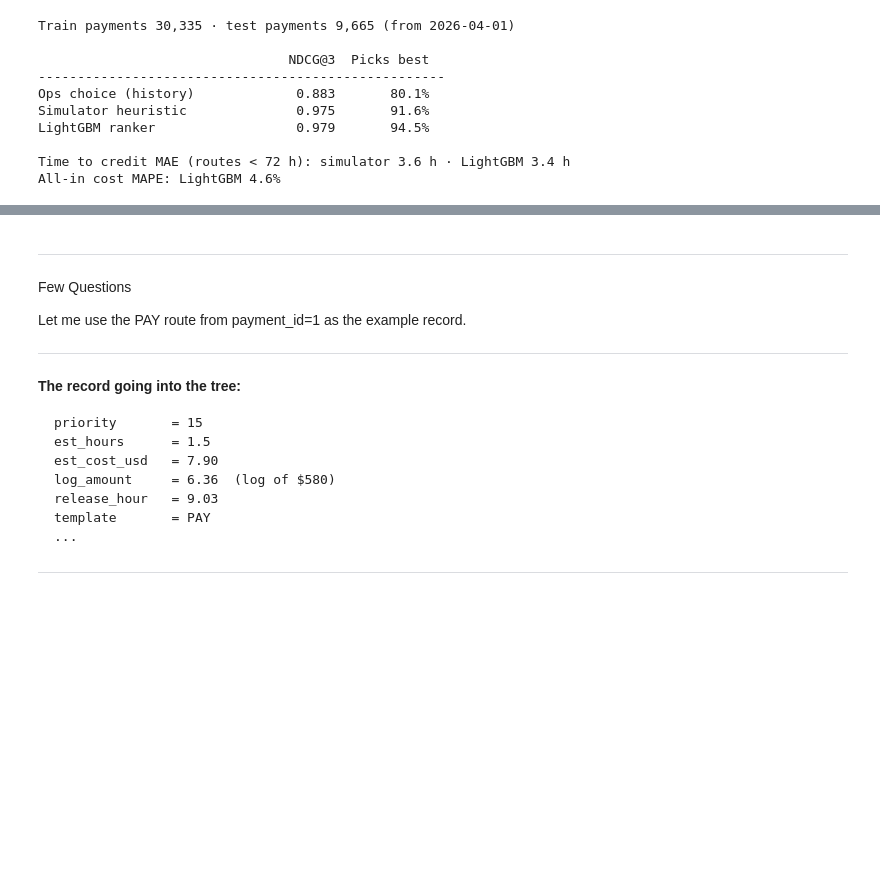
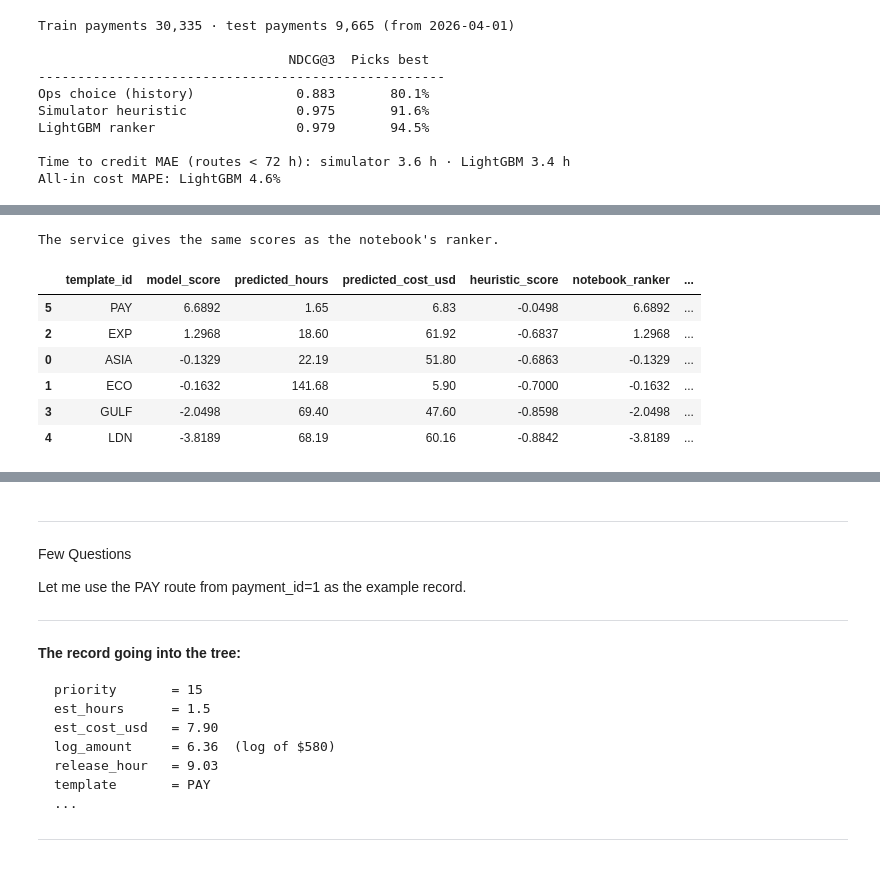
Before and after one commit to oldtechiegenz-create/PaymentCorridorPrediction, a Jupyter notebook: code/notebooks/train_baseline_walkthrough.ipynb, the cells around one changed output, grey strips where cells are left out. Drawn from its saved outputs; the diff is of its cells as text; code cells hidden in the pictures; blank space fills up the shorter version.

```diff
--- a/code/notebooks/train_baseline_walkthrough.ipynb
+++ b/code/notebooks/train_baseline_walkthrough.ipynb
@@ -749,0 +858,21 @@ All-in cost MAPE: LightGBM 4.6%
+# %%
+OUT = Path(tempfile.mkdtemp(prefix="corridoriq_models_"))   # not prediction_service/artifacts
+
+ranker.booster_.save_model(str(OUT / "ranker.txt"))
+reg_time.booster_.save_model(str(OUT / "time_regressor.txt"))
+reg_cost.booster_.save_model(str(OUT / "cost_regressor.txt"))
+meta = {                                   # the same keys train.py writes
+    "model_version": "notebook",
+    "train_until": SPLIT_DATE,
+    "train_payments": int(tr.payment_id.nunique()),
+    "train_rows": int(len(tr)),
+    "features": F.FEATURES,
+    "categories": categories,
+    "lightgbm_version": lgb.__version__,
+    "holdout": holdout,
+}
+(OUT / "metadata.json").write_text(json.dumps(meta, indent=2))
+
+print("Saved to", OUT)
+print(sorted(p.name for p in OUT.iterdir()))
+print("The scoring service loads its models from", T.MODEL_DIR)
@@ -750,3 +890,27 @@ All-in cost MAPE: LightGBM 4.6%
+# %%
+from prediction_service.predictor import Predictor
+
+service = Predictor(OUT)
+one = te[te.payment_id == sample_pid]
+payment = {col: one[col].iloc[0] for col in F.PAYMENT_COLUMNS}   # sent once per payment
+routes = one[F.ROUTE_COLUMNS].to_dict("records")                 # one row per eligible route
+
+scores = pd.DataFrame(service.score(payment, routes))
+scores["notebook_ranker"] = ranker.predict(one[FEATURES]).round(4)
+scores["relevance"] = one.relevance.values                       # what really turned out best (4)
+
+assert (scores.model_score == scores.notebook_ranker).all()
+print("The service gives the same scores as the notebook's ranker.\n")
+scores.sort_values("model_score", ascending=False)               # the order Java would rank them in
+# %% [output]
+The service gives the same scores as the notebook's ranker.
+|  | template_id | model_score | predicted_hours | predicted_cost_usd | heuristic_score | notebook_ranker | ... |
+| 5 | PAY | 6.6892 | 1.65 | 6.83 | -0.0498 | 6.6892 | ... |
+| 2 | EXP | 1.2968 | 18.60 | 61.92 | -0.6837 | 1.2968 | ... |
+| 0 | ASIA | -0.1329 | 22.19 | 51.80 | -0.6863 | -0.1329 | ... |
+| 1 | ECO | -0.1632 | 141.68 | 5.90 | -0.7000 | -0.1632 | ... |
+| 3 | GULF | -2.0498 | 69.40 | 47.60 | -0.8598 | -2.0498 | ... |
+| 4 | LDN | -3.8189 | 68.19 | 60.16 | -0.8842 | -3.8189 | ... |
 # %% [markdown]
 ---
 ## Summary — What did we just do?
```
Also changed, not shown: parts of 32 cells of this notebook.
